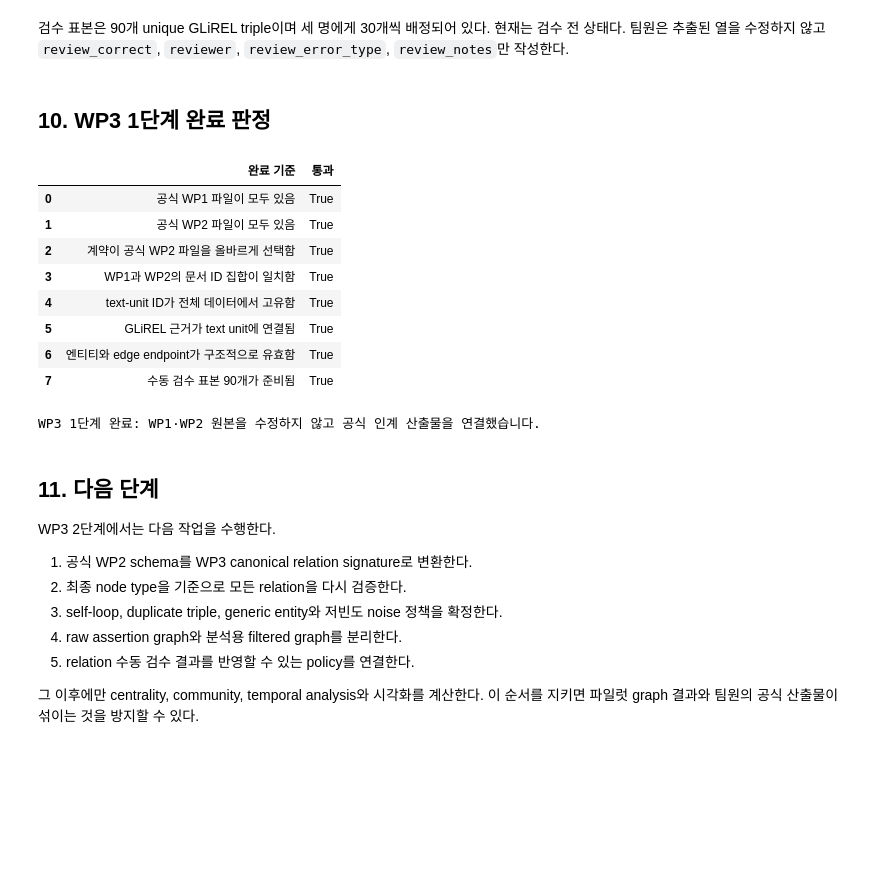
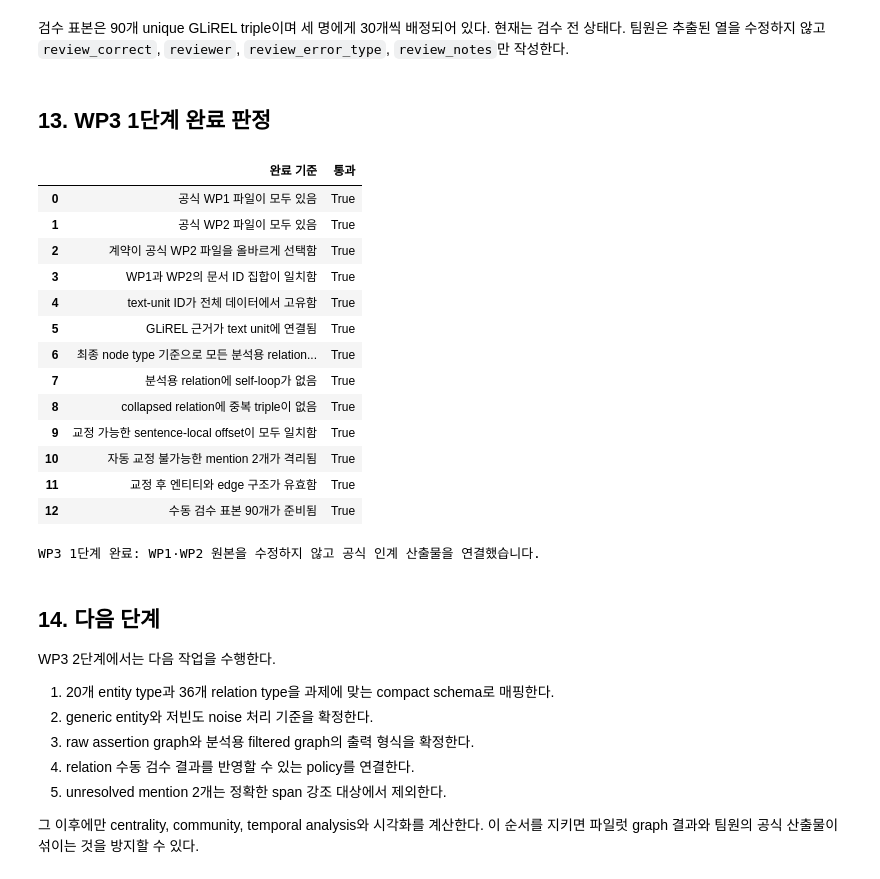
Before and after one commit to jihyeon26/2026-09-CLT-computational_language, a Jupyter notebook: notebooks/stage1_wp3_open_models_contract.ipynb, the cells around one changed output. Saved outputs shown, nothing was run; the diff lists cells and outputs as text; code cells hidden in the pictures; blank space fills up the shorter version.

```diff
--- a/notebooks/stage1_wp3_open_models_contract.ipynb
+++ b/notebooks/stage1_wp3_open_models_contract.ipynb
@@ -236,23 +386,22 @@ WP2의 `sentence_id`는 각 문서 안에서 다시 0부터 시작한다. Contra
 # %%
-# 공식 WP2 schema는 WP3 canonical schema로 변환하기 전이므로,
-# 이 셀에서는 ID, endpoint와 provenance 구조만 검사한다.
 validation = validate_inputs(
     entities,
-    relations,
+    analysis_relations,
     cooccurrence,
-    schema=None,
+    schema=canonical_schema,
     policies=contract["policies"],
 )
 
 validation_labels = {
-    "entity_count": "엔티티 수",
-    "relation_count": "관계 assertion 수",
-    "cooccurrence_count": "공동출현 edge 수",
-    "missing_relation_endpoints": "존재하지 않는 endpoint를 참조하는 relation 수",
-    "missing_cooccurrence_endpoints": "존재하지 않는 endpoint를 참조하는 공동출현 edge 수",
-    "self_loop_count": "self-loop 수",
-    "duplicate_relation_count": "중복 relation 수",
-    "schema_violation_count": "schema 위반 수",
+    "duplicate_entity_ids": "중복 entity ID 수",
+    "duplicate_relation_ids": "중복 relation ID 수",
+    "null_entity_keys": "필수 key가 비어 있는 entity 수",
+    "null_relation_keys": "필수 key가 비어 있는 relation 수",
+    "dangling_relation_subjects": "존재하지 않는 subject를 참조하는 relation 수",
+    "dangling_relation_objects": "존재하지 않는 object를 참조하는 relation 수",
+    "self_relations": "self-loop 수",
+    "invalid_relation_signatures": "최종 schema signature 위반 수",
+    "dangling_cooccurrence_endpoints": "존재하지 않는 endpoint를 참조하는 공동출현 edge 수",
 }
 validation_table = pd.DataFrame(
     [
@@ -445,45 +611,55 @@ Name: rows, dtype: int64
 팀원은 추출된 열을 수정하지 않고 `review_correct`, `reviewer`, `review_error_type`, `review_notes`만
 작성한다.
 # %% [markdown]
-## 10. WP3 1단계 완료 판정
+## 13. WP3 1단계 완료 판정
 # %%
 step1_checks = pd.DataFrame(
     [
         ("공식 WP1 파일이 모두 있음", handover_table.query("work_package == 'WP1'")["exists"].all()),
         ("공식 WP2 파일이 모두 있음", handover_table.query("work_package == 'WP2'")["exists"].all()),
         ("계약이 공식 WP2 파일을 올바르게 선택함", contract_report["passed"]),
         ("WP1과 WP2의 문서 ID 집합이 일치함", wp1_doc_ids == wp2_doc_ids),
         ("text-unit ID가 전체 데이터에서 고유함", text_units["text_unit_id"].is_unique),
         ("GLiREL 근거가 text unit에 연결됨", not (relation_text_units - known_text_units)),
-        ("엔티티와 edge endpoint가 구조적으로 유효함", validation["passed"]),
+        ("최종 node type 기준으로 모든 분석용 relation이 유효함", analysis_relations["final_type_valid"].all()),
+        ("분석용 relation에 self-loop가 없음", not (analysis_relations["subject_id"] == analysis_relations["object_id"]).any()),
+        ("collapsed relation에 중복 triple이 없음", not collapsed_relations.duplicated(["subject_id", "predicate", "object_id"]).any()),
+        ("교정 가능한 sentence-local offset이 모두 일치함", resolved_span_matches),
+        ("자동 교정 불가능한 mention 2개가 격리됨", int((~corrected_mentions["offset_resolved"]).sum()) == 2),
+        ("교정 후 엔티티와 edge 구조가 유효함", validation["passed"]),
         ("수동 검수 표본 90개가 준비됨", len(review_sample) == 90),
     ],
     columns=["완료 기준", "통과"],
 )
 display(step1_checks)
 assert step1_checks["통과"].all()
 print("WP3 1단계 완료: WP1·WP2 원본을 수정하지 않고 공식 인계 산출물을 연결했습니다.")
 # %% [output]
 |  | 완료 기준 | 통과 |
 | 0 | 공식 WP1 파일이 모두 있음 | True |
 | 1 | 공식 WP2 파일이 모두 있음 | True |
 | 2 | 계약이 공식 WP2 파일을 올바르게 선택함 | True |
 | 3 | WP1과 WP2의 문서 ID 집합이 일치함 | True |
 | 4 | text-unit ID가 전체 데이터에서 고유함 | True |
 | 5 | GLiREL 근거가 text unit에 연결됨 | True |
-| 6 | 엔티티와 edge endpoint가 구조적으로 유효함 | True |
-| 7 | 수동 검수 표본 90개가 준비됨 | True |
+| 6 | 최종 node type 기준으로 모든 분석용 relation... | True |
+| 7 | 분석용 relation에 self-loop가 없음 | True |
+| 8 | collapsed relation에 중복 triple이 없음 | True |
+| 9 | 교정 가능한 sentence-local offset이 모두 일치함 | True |
+| 10 | 자동 교정 불가능한 mention 2개가 격리됨 | True |
+| 11 | 교정 후 엔티티와 edge 구조가 유효함 | True |
+| 12 | 수동 검수 표본 90개가 준비됨 | True |
 WP3 1단계 완료: WP1·WP2 원본을 수정하지 않고 공식 인계 산출물을 연결했습니다.
 # %% [markdown]
-## 11. 다음 단계
+## 14. 다음 단계
 
 WP3 2단계에서는 다음 작업을 수행한다.
 
-1. 공식 WP2 schema를 WP3 canonical relation signature로 변환한다.
-2. 최종 node type을 기준으로 모든 relation을 다시 검증한다.
-3. self-loop, duplicate triple, generic entity와 저빈도 noise 정책을 확정한다.
-4. raw assertion graph와 분석용 filtered graph를 분리한다.
-5. relation 수동 검수 결과를 반영할 수 있는 policy를 연결한다.
+1. 20개 entity type과 36개 relation type을 과제에 맞는 compact schema로 매핑한다.
+2. generic entity와 저빈도 noise 처리 기준을 확정한다.
+3. raw assertion graph와 분석용 filtered graph의 출력 형식을 확정한다.
+4. relation 수동 검수 결과를 반영할 수 있는 policy를 연결한다.
+5. unresolved mention 2개는 정확한 span 강조 대상에서 제외한다.
 
 그 이후에만 centrality, community, temporal analysis와 시각화를 계산한다. 이 순서를 지키면
 파일럿 graph 결과와 팀원의 공식 산출물이 섞이는 것을 방지할 수 있다.
```
Also changed, not shown: parts of 20 cells of this notebook, 1 other file.
